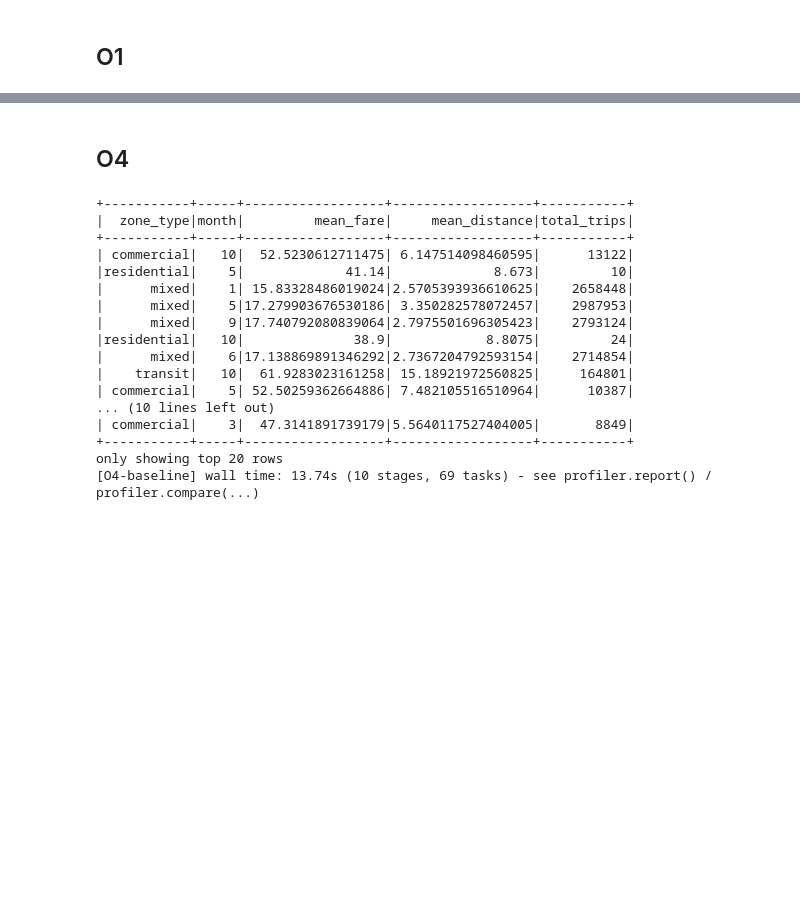
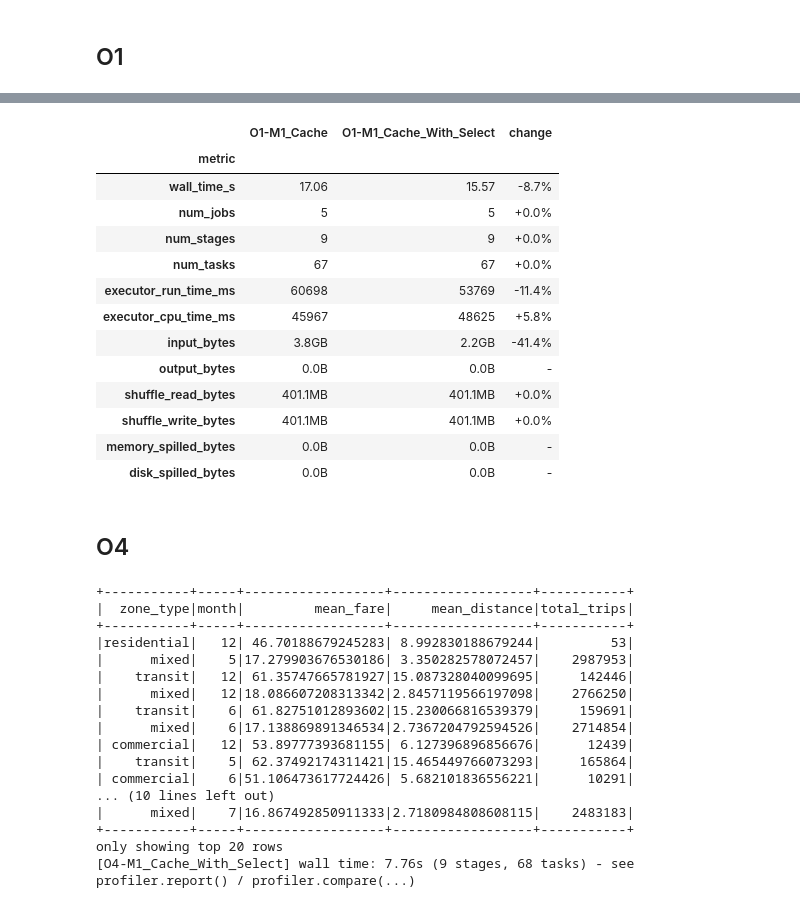
Before and after one commit to rafsilvafct/ComPar_proj1_77967, a Jupyter notebook: notebooks/project.ipynb, the cells around one changed output, grey strips where cells are left out. Cells and saved outputs as stored; diff of their text form; code cells hidden in the pictures; blank space fills up the shorter version.

```diff
--- a/notebooks/project.ipynb
+++ b/notebooks/project.ipynb
@@ -413,7 +519,24 @@ only showing top 20 rows
+# %%
+profiler.compare("O1-M1_Cache", "O1-M1_Cache_With_Select")
+# %% [output]
+|  | O1-M1_Cache | O1-M1_Cache_With_Select | change |
+| metric |  |  |  |
+| wall_time_s | 17.06 | 15.57 | -8.7% |
+| num_jobs | 5 | 5 | +0.0% |
+| num_stages | 9 | 9 | +0.0% |
+| num_tasks | 67 | 67 | +0.0% |
+| executor_run_time_ms | 60698 | 53769 | -11.4% |
+| executor_cpu_time_ms | 45967 | 48625 | +5.8% |
+| input_bytes | 3.8GB | 2.2GB | -41.4% |
+| output_bytes | 0.0B | 0.0B | - |
+| shuffle_read_bytes | 401.1MB | 401.1MB | +0.0% |
+| shuffle_write_bytes | 401.1MB | 401.1MB | +0.0% |
+| memory_spilled_bytes | 0.0B | 0.0B | - |
+| disk_spilled_bytes | 0.0B | 0.0B | - |
 # %% [markdown]
 ## O4
 # %%
-with profiler.profile("O4-baseline"):
+with profiler.profile("O4-M1_Cache_With_Select"):
     enriched_df = (base_df
             .withColumn("is_airport", sf.when(sf.col("RatecodeID").isin([2, 3]), 1).otherwise(0))
             .withColumn("is_negotiated", sf.when(sf.col("RatecodeID") == 5, 1).otherwise(0))
@@ -451,17 +574,17 @@ with profiler.profile("O4-baseline"):
 +-----------+-----+------------------+------------------+-----------+
 |  zone_type|month|         mean_fare|     mean_distance|total_trips|
 +-----------+-----+------------------+------------------+-----------+
-| commercial|   10|  52.5230612711475| 6.147514098460595|      13122|
-|residential|    5|             41.14|             8.673|         10|
-|      mixed|    1| 15.83328486019024|2.5705393936610625|    2658448|
+|residential|   12| 46.70188679245283| 8.992830188679244|         53|
 |      mixed|    5|17.279903676530186| 3.350282578072457|    2987953|
-|      mixed|    9|17.740792080839064|2.7975501696305423|    2793124|
-|residential|   10|              38.9|            8.8075|         24|
-|      mixed|    6|17.138869891346292|2.7367204792593154|    2714854|
-|    transit|   10|  61.9283023161258| 15.18921972560825|     164801|
-| commercial|    5| 52.50259362664886| 7.482105516510964|      10387|
+|    transit|   12| 61.35747665781927|15.087328040099695|     142446|
+|      mixed|   12|18.086607208313342|2.8457119566197098|    2766250|
+|    transit|    6| 61.82751012893602|15.230066816539379|     159691|
+|      mixed|    6|17.138869891346534|2.7367204792594526|    2714854|
+| commercial|   12| 53.89777393681155| 6.127396896856676|      12439|
+|    transit|    5| 62.37492174311421|15.465449766073293|     165864|
+| commercial|    6|51.106473617724426| 5.682101836556221|      10291|
 ... (10 lines left out)
-| commercial|    3|  47.3141891739179|5.5640117527404005|       8849|
+|      mixed|    7|16.867492850911333|2.7180984808608115|    2483183|
 +-----------+-----+------------------+------------------+-----------+
 only showing top 20 rows
-[O4-baseline] wall time: 13.74s (10 stages, 69 tasks) - see profiler.report() / profiler.compare(...)
+[O4-M1_Cache_With_Select] wall time: 7.76s (9 stages, 68 tasks) - see profiler.report() / profiler.compare(...)
```
Also changed, not shown: parts of 15 cells of this notebook, 1 other file.
